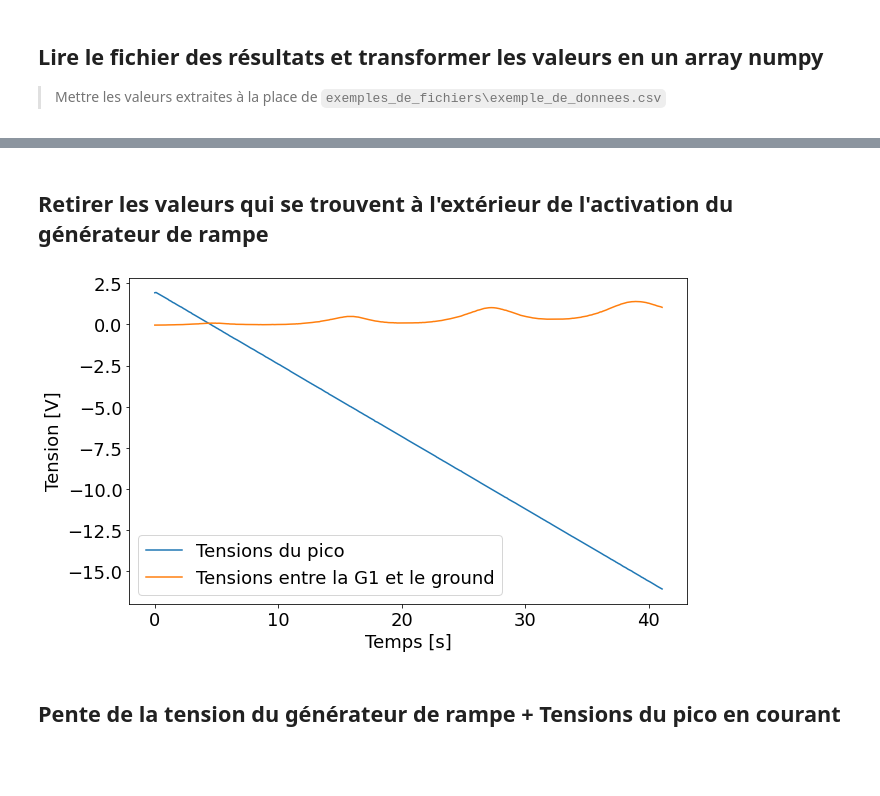
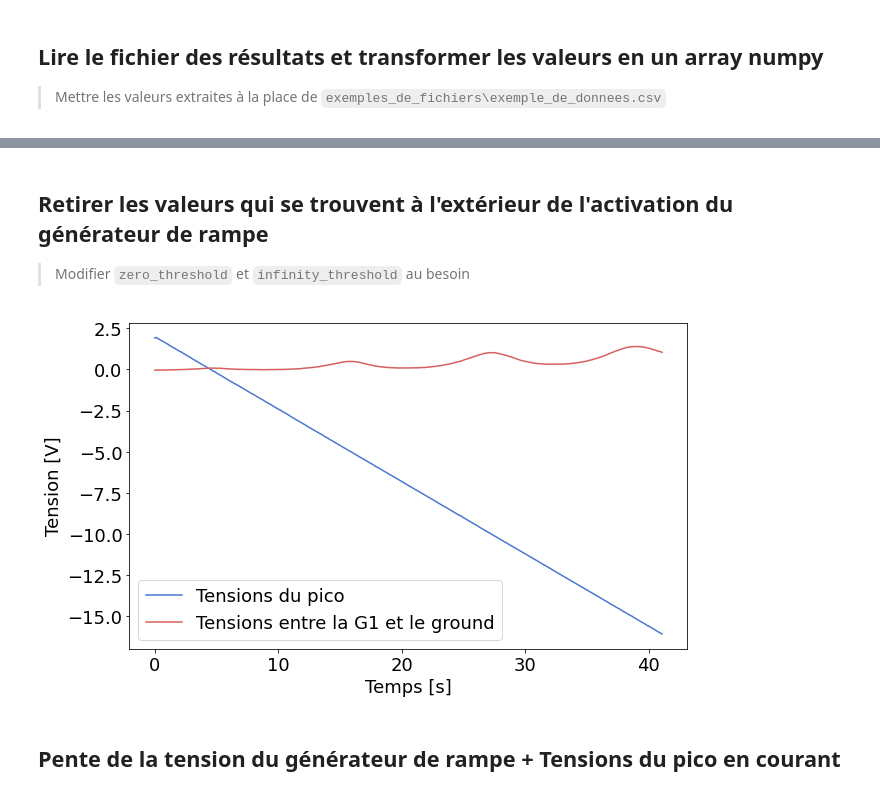
Before and after one commit to GeremyMichaud/PHY-3002-Frank-et-Hertz, a Jupyter notebook: analyse_legere_pic_simple.ipynb, the cells around one changed output, grey strips where cells are left out. Saved outputs shown, nothing was run; the diff lists cells and outputs as text; code cells hidden in the pictures; blank space fills up the shorter version.

```diff
--- a/analyse_legere_pic_simple.ipynb
+++ b/analyse_legere_pic_simple.ipynb
@@ -8,9 +13,13 @@ from outils_analyse.conversion_temps_en_potentiel import \
 import matplotlib.pyplot as plt
 import os
 import matplotlib
-import numpy as np
 # Grosseur du text dans les figures
 matplotlib.rcParams.update({'font.size': 18})
+# Chemin d'accès des figures produites
 out_dir = os.path.join("Graphiques", "anal_leger")
 if not os.path.exists(out_dir):
     os.makedirs(out_dir)
+# Couleur des graphiques
+import seaborn as sns
+palette = sns.color_palette("muted")
+sns.color_palette("muted")
@@ -18,11 +38,14 @@ if not os.path.exists(out_dir):
 ## Lire le fichier des résultats et transformer les valeurs en un array numpy
 > Mettre les valeurs extraites à la place de `exemples_de_fichiers\exemple_de_donnees.csv`
 # %%
-valeurs_en_array = lire_csv_a_3_colonnes("exemples_de_fichiers\exemple_de_donnees.csv", 9)
+file_name = os.path.join("exemples_de_fichiers", "exemple_de_donnees.csv")
+valeurs_en_array = lire_csv_a_3_colonnes(file_name, 9)
 
 plt.figure(figsize=(10,6))
-plt.plot(valeurs_en_array[:, 0], valeurs_en_array[:, 2], label="Tensions du pico")
-plt.plot(valeurs_en_array[:, 0], valeurs_en_array[:, 1], label="Tensions entre la G1 et le ground")
+plt.plot(valeurs_en_array[:, 0], valeurs_en_array[:, 2],
+        label="Tensions du pico", color=palette[0])
+plt.plot(valeurs_en_array[:, 0], valeurs_en_array[:, 1],
+        label="Tensions entre la G1 et le ground", color=palette[3])
 plt.xlabel("Temps [s]")
 plt.ylabel("Tension [V]")
 plt.legend()
@@ -32,25 +55,24 @@ plt.show()
 # %% [markdown]
 ## Retirer les valeurs qui se trouvent à l'extérieur de l'activation du générateur de rampe
+> Modifier `zero_threshold` et `infinity_threshold` au besoin
 # %%
-valeurs_cropped_debutant_par_t0 = crop_pour_conserver_que_la_partie_avec_rampe(valeurs_en_array, 2, 0.02, 0.1)
+valeurs_cropped_debutant_par_t0 = crop_pour_conserver_que_la_partie_avec_rampe(valeurs_en_array,
+        indice_colonne_rampe=2, zero_threshold=0.02, infinity_threshold=0.1)
 
 debut = min(valeurs_cropped_debutant_par_t0[:,0])
 valeurs_cropped_debutant_par_t0[:,0]-=debut
 
 plt.figure(figsize=(10,6))
 plt.plot(valeurs_cropped_debutant_par_t0[:, 0], valeurs_cropped_debutant_par_t0[:, 2],
-         label="Tensions du pico")
+        label="Tensions du pico", color=palette[0])
 plt.plot(valeurs_cropped_debutant_par_t0[:, 0], valeurs_cropped_debutant_par_t0[:, 1],
-         label="Tensions entre la G1 et le ground")
+        label="Tensions entre la G1 et le ground", color=palette[3])
 plt.xlabel("Temps [s]")
 plt.ylabel("Tension [V]")
 plt.legend()
 plt.show()
-
-facteur_conversion_temps_en_potentiel = calculer_facteur_conversion_temps_en_potentiel_avec_mesure_rampe(
-    valeurs_cropped_debutant_par_t0, 0, 2)
 # %% [output]
-[figure, old version]
+[figure, new version]
 # %% [markdown]
 ## Pente de la tension du générateur de rampe + Tensions du pico en courant
 # %%
```
Also changed, not shown: parts of 6 cells of this notebook, 5 other files.
